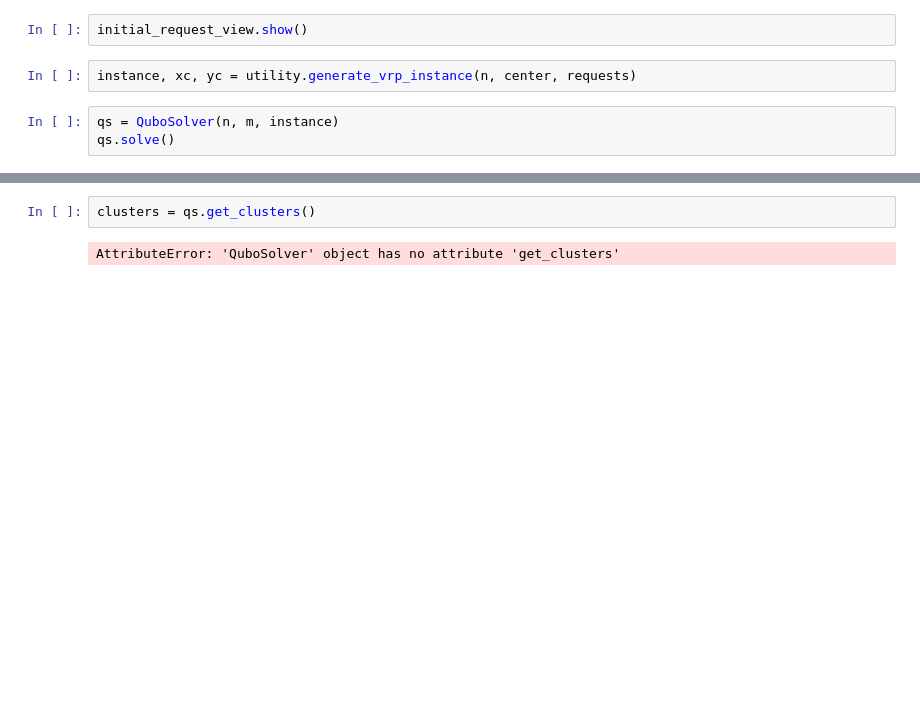
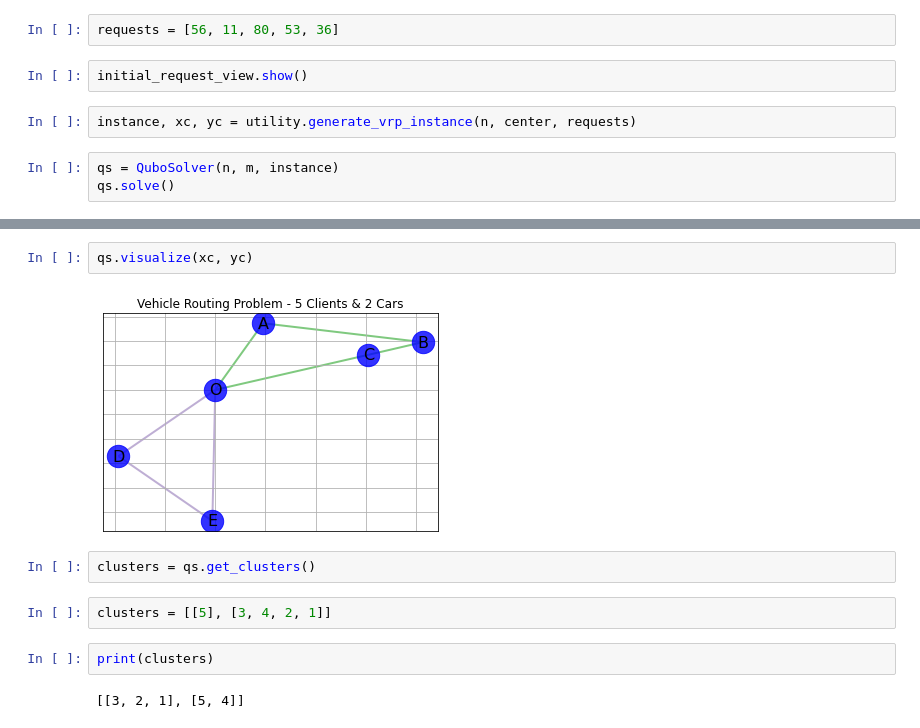
Before and after one commit to neil-dev/quantum_ridesharing, a Jupyter notebook: Quantum Ridesharing.ipynb, the cells around one changed output, grey strips where cells are left out. Drawn from its saved outputs; the diff is of its cells as text; blank space fills up the shorter version.

Commit message:
updated route, simulation and visual documentation.

```diff
--- a/Quantum Ridesharing.ipynb
+++ b/Quantum Ridesharing.ipynb
@@ -32,3 +33,5 @@ initial_request_view.show()
+# %%
+requests = [56, 11, 80, 53, 36]
 # %%
 initial_request_view.show()
 # %%
@@ -44,4 +58,12 @@ qs.visualize(xc, yc, labels)
+# %%
+qs.visualize(xc, yc)
+# %% [output]
+[figure, added]
 # %%
 clusters = qs.get_clusters()
-# %% [output]
-AttributeError: 'QuboSolver' object has no attribute 'get_clusters'
+# %%
+clusters = [[5], [3, 4, 2, 1]]
+# %%
+print(clusters)
+# %% [output]
+[[3, 2, 1], [5, 4]]
```
Also changed, not shown: parts of 6 cells of this notebook, 41 other files.
